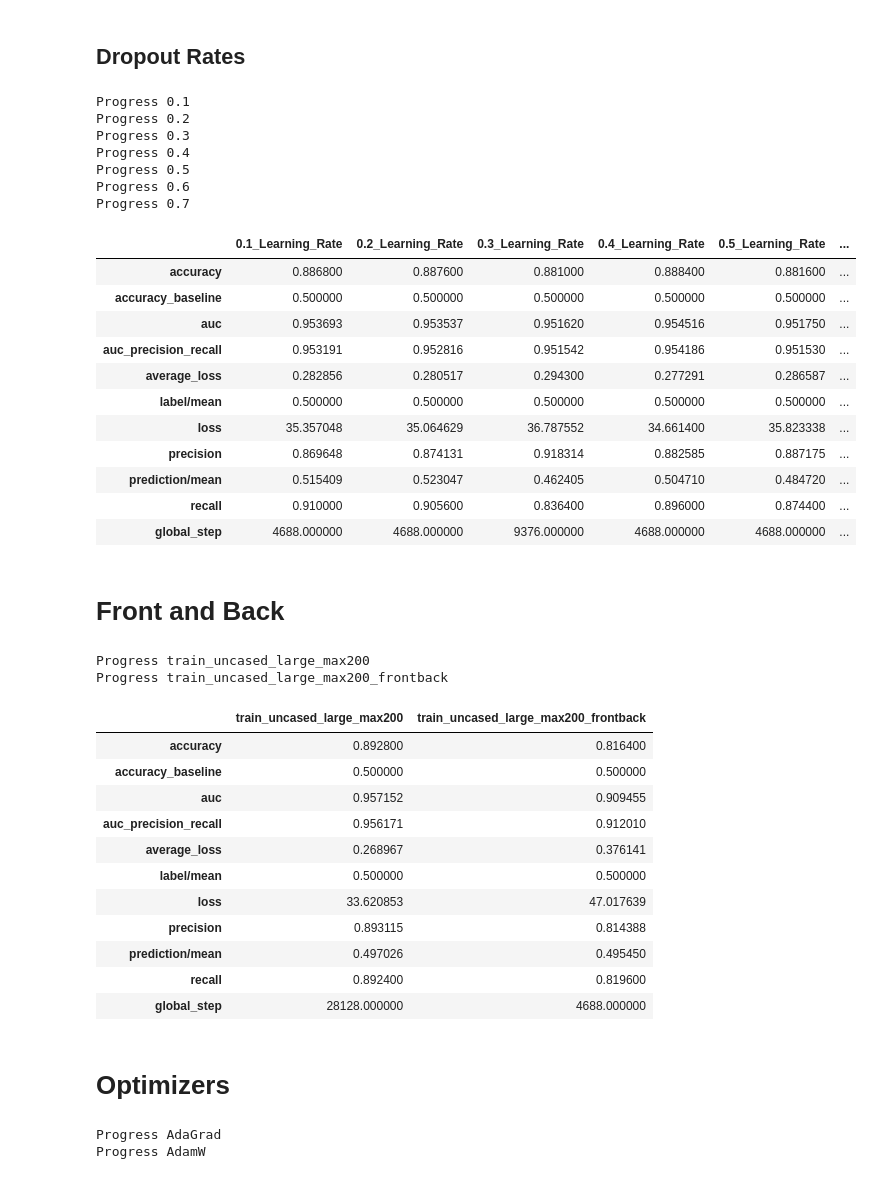
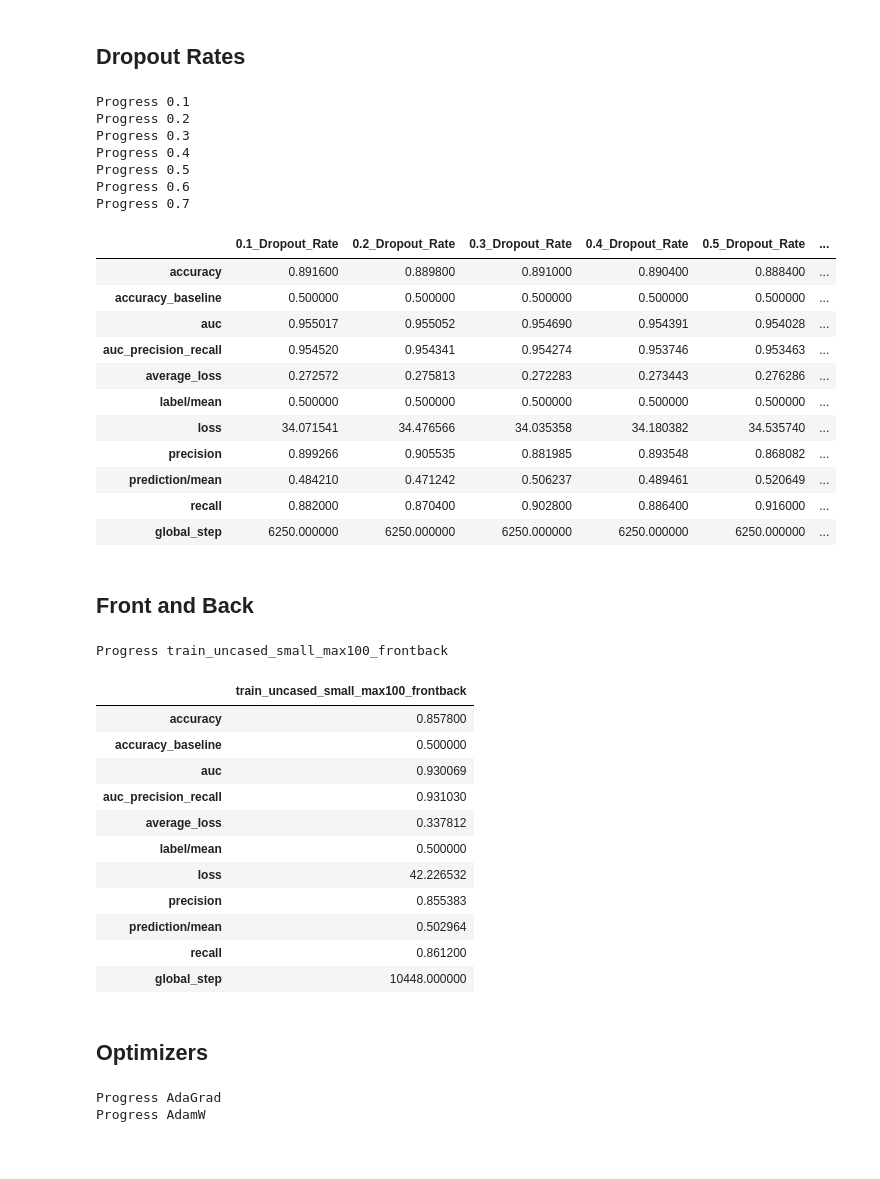
Before and after one commit to jcalvillo/BERT_Imdb, a Jupyter notebook: _notebooks/DNN Experiments V2.ipynb, the cells around one changed output. Saved outputs shown, nothing was run; the diff lists cells and outputs as text; code cells hidden in the pictures; blank space fills up the shorter version.

```diff
--- a/_notebooks/DNN Experiments V2.ipynb
+++ b/_notebooks/DNN Experiments V2.ipynb
@@ -106,6 +106,8 @@ def train_and_evaluate_DNN(bert_model, hidden_units, learning_rate, dropout_rate
         activation_fn=activation_fn)
     train_input_fn, dev_input_fn = get_input_fn('/home/eugenet/final_project/cached_data/{}/'.format(bert_model), input_size, train_num_epochs)
     estimator.train(input_fn=train_input_fn)
+    if output_type == 'train_accuracy':
+        return estimator.evaluate(train_input_fn)
     if output_type == 'accuracy':
         return estimator.evaluate(dev_input_fn)
     elif output_type == 'predictions':
@@ -128,10 +130,12 @@ optimizer = 'AdaGrad'
 ## Effect of Number of Hidden Units
 Assuming we only have one hidden layer for now ("fine-tuning"). We pick out 1024 especially because that's the number of dimensions in the embedding.
 # %%
-hidden_units_list = [[1], [2], [5], [10], [50], [100], [500], [1024], [2000], [10000]]
+# hidden_units_list = [[1], [2], [5], [10], [50], [100], [500], [1024], [2000], [10000]]
+hidden_units_list = [[]]
 
 res = []
 for hu in hidden_units_list:
+    print('Progress {}'.format(hu))
     result = train_and_evaluate_DNN(bert_model, hu, learning_rate, dropout_rate, train_num_epochs, input_size, activation_function, optimizer, 'accuracy')
     df_result = pd.DataFrame.from_dict(result, orient='index', columns=['{}_Hidden_Units'.format(hu)])
     res.append(df_result)
@@ -325,36 +309,36 @@ Progress 3e-05
 # %%
 dropout_rates = [0.1, 0.2, 0.3, 0.4, 0.5, 0.6, 0.7]
 res = []
 for dr in dropout_rates:
     print('Progress {}'.format(dr))
-    result = train_and_evaluate_DNN(bert_model, hidden_units, dr, dropout_rate, train_num_epochs, input_size, activation_function, optimizer, 'accuracy')
+    result = train_and_evaluate_DNN(bert_model, hidden_units, learning_rate, dr, num_epochs, input_size, activation_function, optimizer, 'accuracy')
     df_result = pd.DataFrame.from_dict(result, orient='index', columns=['{}_Dropout_Rate'.format(dr)])
     res.append(df_result)
 pd.concat(res, axis=1)
 # %% [output]
 Progress 0.1
 Progress 0.2
 Progress 0.3
 Progress 0.4
 Progress 0.5
 Progress 0.6
 Progress 0.7
-|  | 0.1_Learning_Rate | 0.2_Learning_Rate | 0.3_Learning_Rate | 0.4_Learning_Rate | 0.5_Learning_Rate | ... |
-| accuracy | 0.886800 | 0.887600 | 0.881000 | 0.888400 | 0.881600 | ... |
+|  | 0.1_Dropout_Rate | 0.2_Dropout_Rate | 0.3_Dropout_Rate | 0.4_Dropout_Rate | 0.5_Dropout_Rate | ... |
+| accuracy | 0.891600 | 0.889800 | 0.891000 | 0.890400 | 0.888400 | ... |
 | accuracy_baseline | 0.500000 | 0.500000 | 0.500000 | 0.500000 | 0.500000 | ... |
-| auc | 0.953693 | 0.953537 | 0.951620 | 0.954516 | 0.951750 | ... |
-| auc_precision_recall | 0.953191 | 0.952816 | 0.951542 | 0.954186 | 0.951530 | ... |
-| average_loss | 0.282856 | 0.280517 | 0.294300 | 0.277291 | 0.286587 | ... |
+| auc | 0.955017 | 0.955052 | 0.954690 | 0.954391 | 0.954028 | ... |
+| auc_precision_recall | 0.954520 | 0.954341 | 0.954274 | 0.953746 | 0.953463 | ... |
+| average_loss | 0.272572 | 0.275813 | 0.272283 | 0.273443 | 0.276286 | ... |
 | label/mean | 0.500000 | 0.500000 | 0.500000 | 0.500000 | 0.500000 | ... |
-| loss | 35.357048 | 35.064629 | 36.787552 | 34.661400 | 35.823338 | ... |
-| precision | 0.869648 | 0.874131 | 0.918314 | 0.882585 | 0.887175 | ... |
-| prediction/mean | 0.515409 | 0.523047 | 0.462405 | 0.504710 | 0.484720 | ... |
-| recall | 0.910000 | 0.905600 | 0.836400 | 0.896000 | 0.874400 | ... |
-| global_step | 4688.000000 | 4688.000000 | 9376.000000 | 4688.000000 | 4688.000000 | ... |
+| loss | 34.071541 | 34.476566 | 34.035358 | 34.180382 | 34.535740 | ... |
+| precision | 0.899266 | 0.905535 | 0.881985 | 0.893548 | 0.868082 | ... |
+| prediction/mean | 0.484210 | 0.471242 | 0.506237 | 0.489461 | 0.520649 | ... |
+| recall | 0.882000 | 0.870400 | 0.902800 | 0.886400 | 0.916000 | ... |
+| global_step | 6250.000000 | 6250.000000 | 6250.000000 | 6250.000000 | 6250.000000 | ... |
 # %% [markdown]
-# Front and Back
+## Front and Back
 # %%
-bert_models = ['train_uncased_large_max200', 'train_uncased_large_max200_frontback']
+bert_models = ['train_uncased_small_max100_frontback']
 
 res = []
 for bm in bert_models:
@@ -364,22 +348,21 @@ for bm in bert_models:
     res.append(df_result)
 pd.concat(res, axis=1)
 # %% [output]
-Progress train_uncased_large_max200
-Progress train_uncased_large_max200_frontback
+Progress train_uncased_small_max100_frontback
-|  | train_uncased_large_max200 | train_uncased_large_max200_frontback |
-| accuracy | 0.892800 | 0.816400 |
-| accuracy_baseline | 0.500000 | 0.500000 |
-| auc | 0.957152 | 0.909455 |
-| auc_precision_recall | 0.956171 | 0.912010 |
-| average_loss | 0.268967 | 0.376141 |
-| label/mean | 0.500000 | 0.500000 |
-| loss | 33.620853 | 47.017639 |
-| precision | 0.893115 | 0.814388 |
-| prediction/mean | 0.497026 | 0.495450 |
-| recall | 0.892400 | 0.819600 |
-| global_step | 28128.000000 | 4688.000000 |
+|  | train_uncased_small_max100_frontback |
+| accuracy | 0.857800 |
+| accuracy_baseline | 0.500000 |
+| auc | 0.930069 |
+| auc_precision_recall | 0.931030 |
+| average_loss | 0.337812 |
+| label/mean | 0.500000 |
+| loss | 42.226532 |
+| precision | 0.855383 |
+| prediction/mean | 0.502964 |
+| recall | 0.861200 |
+| global_step | 10448.000000 |
 # %% [markdown]
-# Optimizers
+## Optimizers
 # %%
 optimizers = ['AdaGrad', 'AdamW']
 
```
Also changed, not shown: parts of 5 cells of this notebook, 2 other files.
